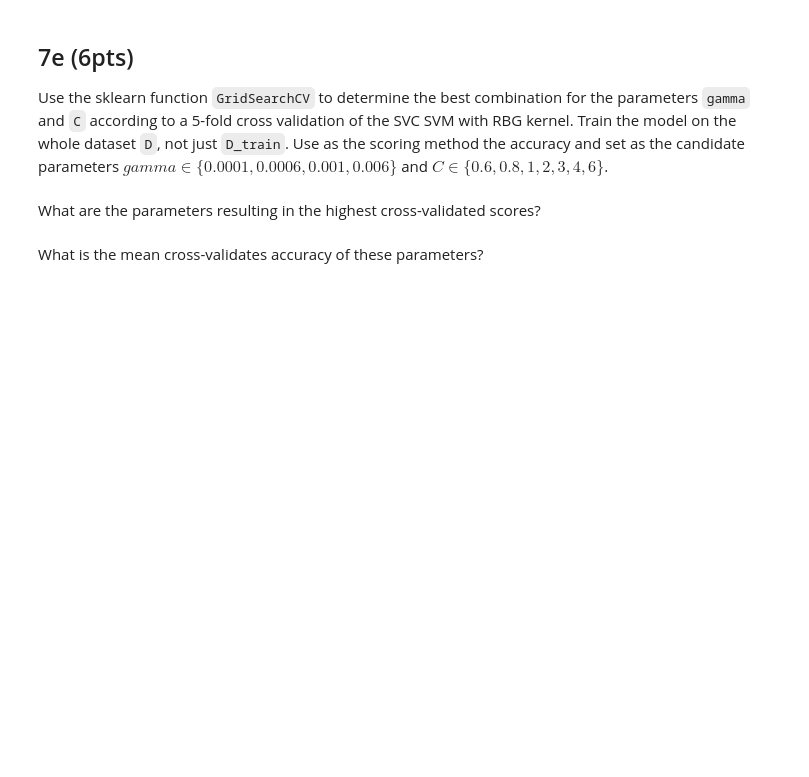
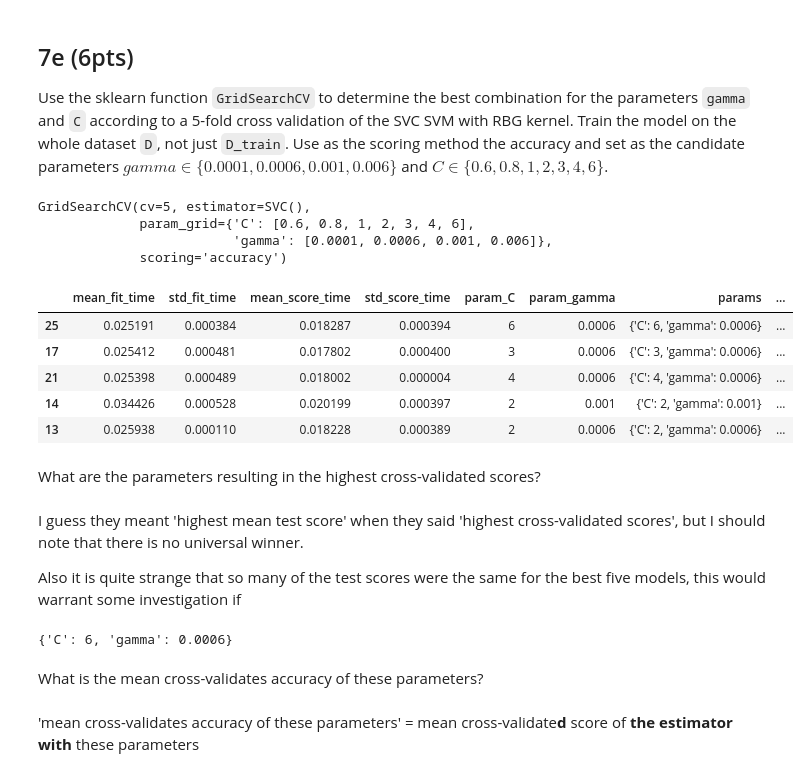
Before and after one commit to school-Tygo-van-den-Hurk/TUe-2IIG0-Data-Mining-and-Machine-Learning-2024-2025, a Jupyter notebook: homework-1/question-7.ipynb, the cells around one changed output. Cells and saved outputs as stored; diff of their text form; code cells hidden in the pictures; blank space fills up the shorter version.

```diff
--- a/homework-1/question-7.ipynb
+++ b/homework-1/question-7.ipynb
@@ -54,7 +136,42 @@ How many support vectors are there to distinguish between classes 0 and 1?
 # %% [markdown]
 ## 7e (6pts)
 Use the sklearn function `GridSearchCV` to determine the best combination for the parameters `gamma` and `C` according to a 5-fold cross validation of the SVC SVM with RBG kernel. Train the model on the whole dataset `D`, not just `D_train`. Use as the scoring method the accuracy and set as the candidate parameters $gamma \in \{0.0001,0.0006,0.001,0.006\}$ and $C \in \{0.6,0.8,1,2,3,4,6\}$.
+# %%
+import sklearn.model_selection
+
+
+gammas = [0.0001, 0.0006, 0.001, 0.006]
+Cs = [0.6, 0.8, 1, 2, 3, 4, 6]
+
+grid_svc = svm.SVC(kernel='rbf') #they said rbg but that doesn't exist...
+grid_clf = sklearn.model_selection.GridSearchCV(grid_svc, {"gamma":gammas, "C":Cs}, scoring='accuracy', cv=5)
+grid_clf.fit(D, y)
+# %% [output]
+GridSearchCV(cv=5, estimator=SVC(),
+             param_grid={'C': [0.6, 0.8, 1, 2, 3, 4, 6],
+                         'gamma': [0.0001, 0.0006, 0.001, 0.006]},
+             scoring='accuracy')
+# %%
+import pandas as pd
+pd.DataFrame(grid_clf.cv_results_).sort_values(['rank_test_score']).head()
+# %% [output]
+|  | mean_fit_time | std_fit_time | mean_score_time | std_score_time | param_C | param_gamma | params | ... |
+| 25 | 0.025191 | 0.000384 | 0.018287 | 0.000394 | 6 | 0.0006 | {'C': 6, 'gamma': 0.0006} | ... |
+| 17 | 0.025412 | 0.000481 | 0.017802 | 0.000400 | 3 | 0.0006 | {'C': 3, 'gamma': 0.0006} | ... |
+| 21 | 0.025398 | 0.000489 | 0.018002 | 0.000004 | 4 | 0.0006 | {'C': 4, 'gamma': 0.0006} | ... |
+| 14 | 0.034426 | 0.000528 | 0.020199 | 0.000397 | 2 | 0.001 | {'C': 2, 'gamma': 0.001} | ... |
+| 13 | 0.025938 | 0.000110 | 0.018228 | 0.000389 | 2 | 0.0006 | {'C': 2, 'gamma': 0.0006} | ... |
 # %% [markdown]
 What are the parameters resulting in the highest cross-validated scores?
+# %% [markdown]
+I guess they meant 'highest mean test score' when they said 'highest cross-validated scores', but I should note that there is no universal winner.
+
+Also it is quite strange that so many of the test scores were the same for the best five models, this would warrant some investigation if
+# %%
+grid_clf.best_params_
+# %% [output]
+{'C': 6, 'gamma': 0.0006}
 # %% [markdown]
 What is the mean cross-validates accuracy of these parameters?
+# %% [markdown]
+'mean cross-validates accuracy of these parameters' = mean cross-validate**d** score of **the estimator with** these parameters
```
Also changed, not shown: parts of 14 cells of this notebook.
